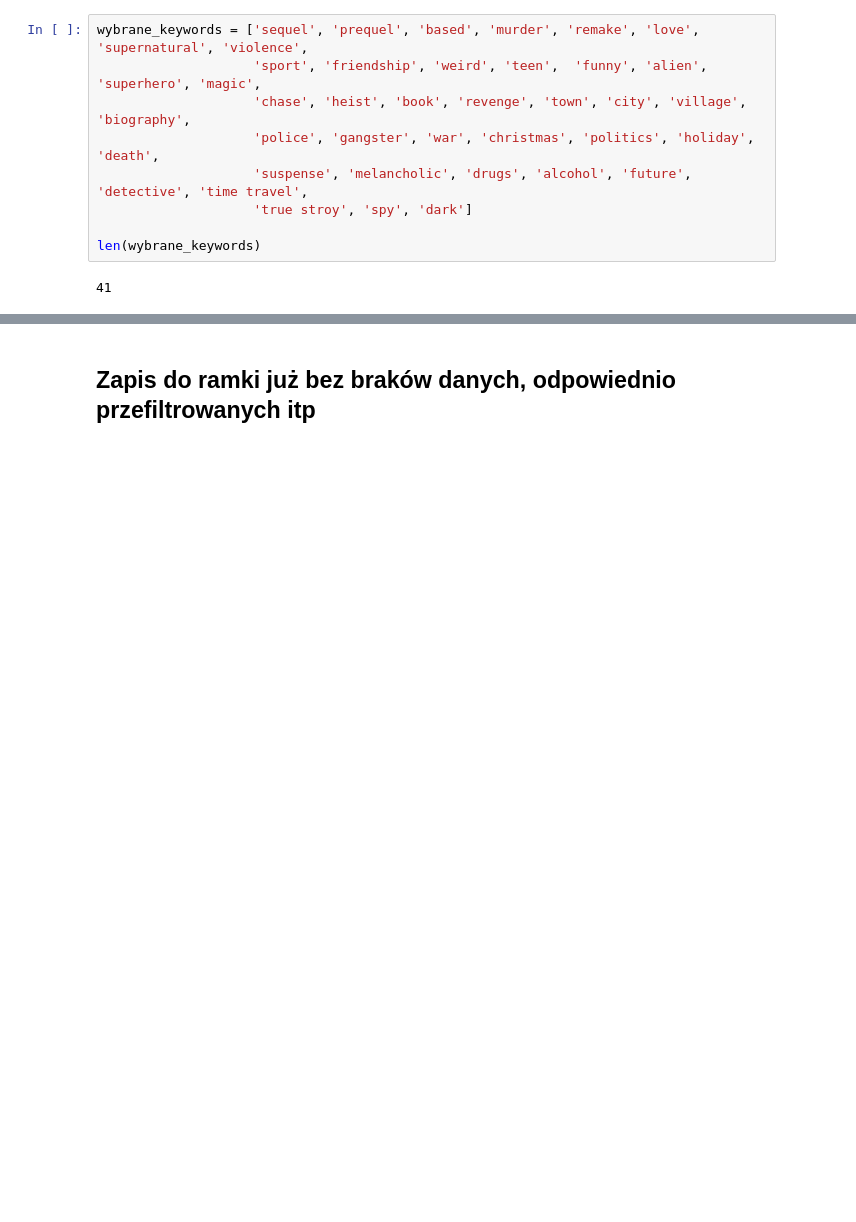
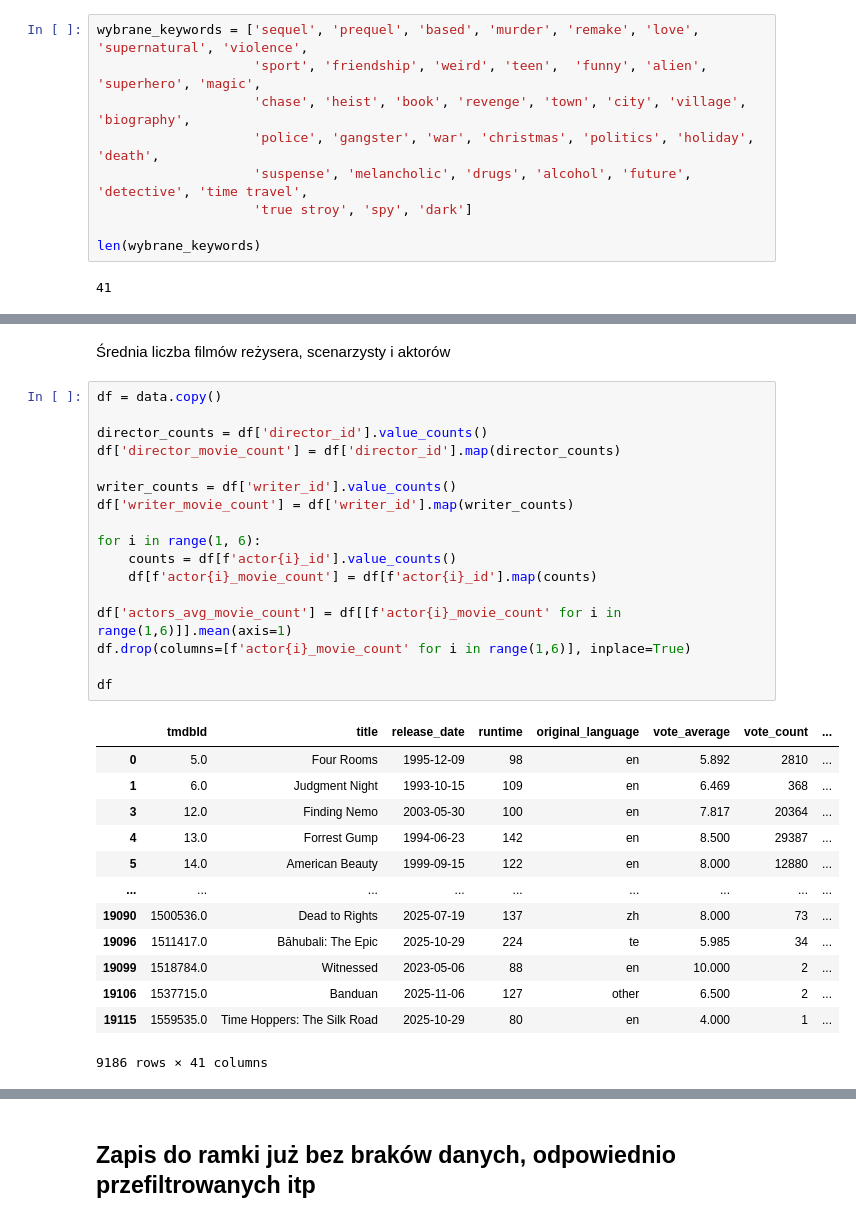
Before and after one commit to olkat12/Data_Exploration, a Jupyter notebook: data-cleaning/NEW_cleaning.ipynb, the cells around one changed output, grey strips where cells are left out. Drawn from its saved outputs; the diff is of its cells as text; blank space fills up the shorter version.

```diff
--- a/data-cleaning/NEW_cleaning.ipynb
+++ b/data-cleaning/NEW_cleaning.ipynb
@@ -245,0 +240,33 @@ Filmy przed filtrowaniem: 9194
+# %% [markdown]
+Średnia liczba filmów reżysera, scenarzysty i aktorów
+# %%
+df = data.copy()
+
+director_counts = df['director_id'].value_counts()
+df['director_movie_count'] = df['director_id'].map(director_counts)
+
+writer_counts = df['writer_id'].value_counts()
+df['writer_movie_count'] = df['writer_id'].map(writer_counts)
+
+for i in range(1, 6):
+    counts = df[f'actor{i}_id'].value_counts()
+    df[f'actor{i}_movie_count'] = df[f'actor{i}_id'].map(counts)
+
+df['actors_avg_movie_count'] = df[[f'actor{i}_movie_count' for i in range(1,6)]].mean(axis=1)
+df.drop(columns=[f'actor{i}_movie_count' for i in range(1,6)], inplace=True)
+
+df
+# %% [output]
+|  | tmdbId | title | release_date | runtime | original_language | vote_average | vote_count | ... |
+| 0 | 5.0 | Four Rooms | 1995-12-09 | 98 | en | 5.892 | 2810 | ... |
+| 1 | 6.0 | Judgment Night | 1993-10-15 | 109 | en | 6.469 | 368 | ... |
+| 3 | 12.0 | Finding Nemo | 2003-05-30 | 100 | en | 7.817 | 20364 | ... |
+| 4 | 13.0 | Forrest Gump | 1994-06-23 | 142 | en | 8.500 | 29387 | ... |
+| 5 | 14.0 | American Beauty | 1999-09-15 | 122 | en | 8.000 | 12880 | ... |
+| ... | ... | ... | ... | ... | ... | ... | ... | ... |
+| 19090 | 1500536.0 | Dead to Rights | 2025-07-19 | 137 | zh | 8.000 | 73 | ... |
+| 19096 | 1511417.0 | Bāhubali: The Epic | 2025-10-29 | 224 | te | 5.985 | 34 | ... |
+| 19099 | 1518784.0 | Witnessed | 2023-05-06 | 88 | en | 10.000 | 2 | ... |
+| 19106 | 1537715.0 | Banduan | 2025-11-06 | 127 | other | 6.500 | 2 | ... |
+| 19115 | 1559535.0 | Time Hoppers: The Silk Road | 2025-10-29 | 80 | en | 4.000 | 1 | ... |
+9186 rows × 41 columns
```
Also changed, not shown: parts of 26 cells of this notebook, 8 other files.
